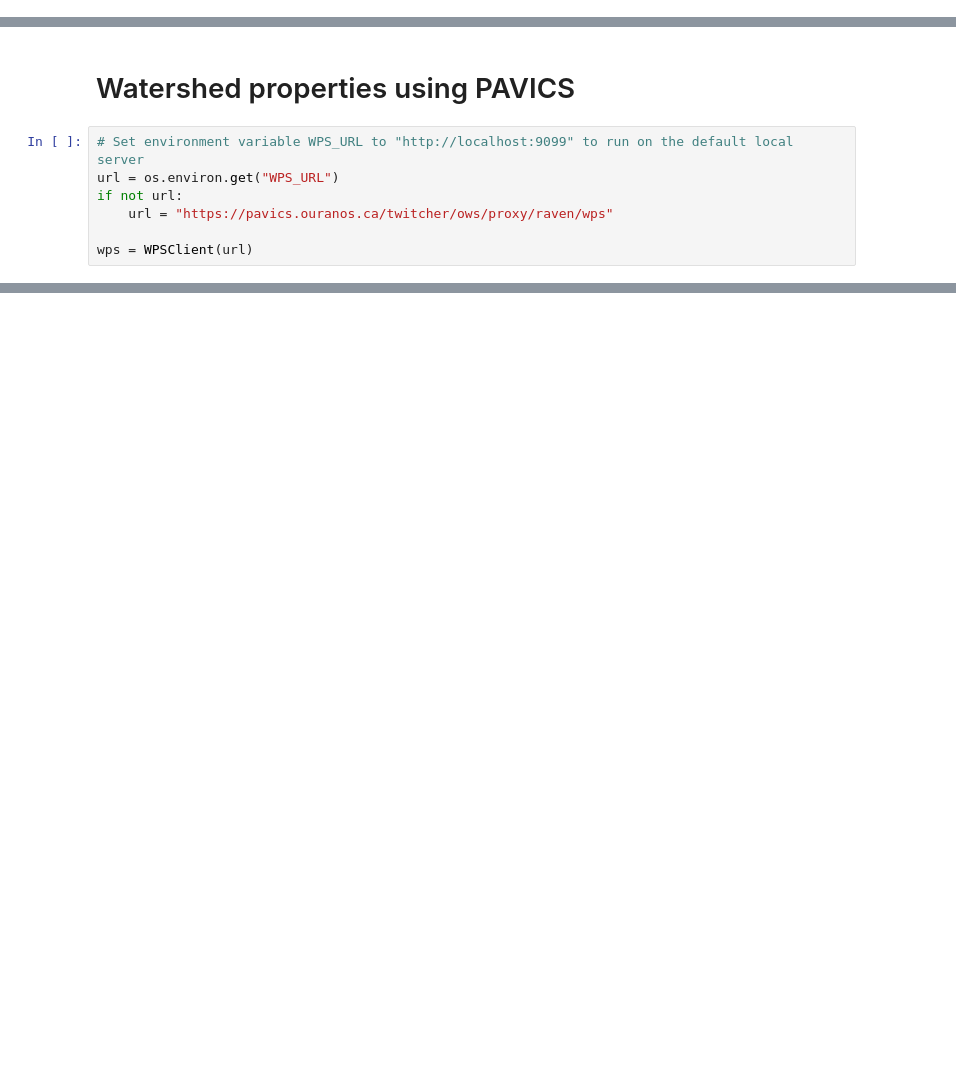
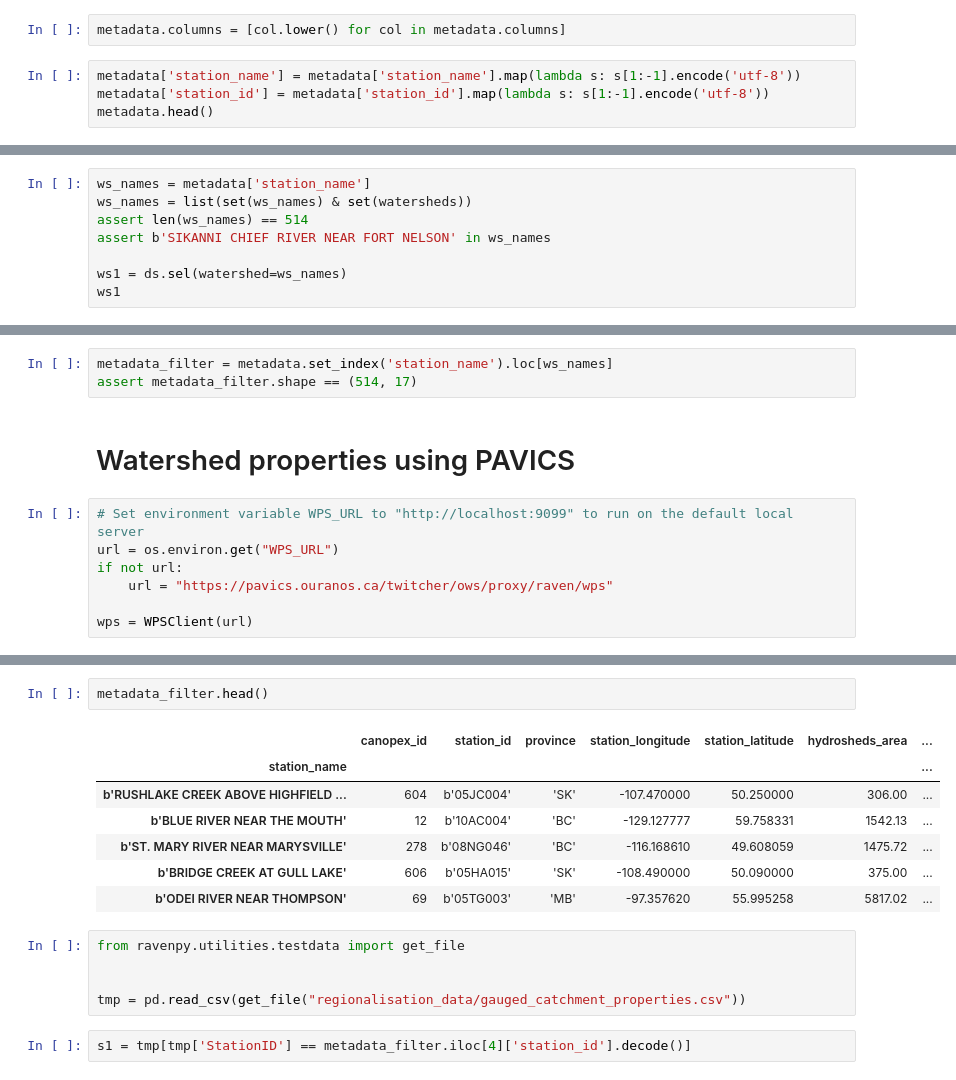
Before and after one commit to shelleygoel/streamflow-forecast, a Jupyter notebook: collect_watershed_data.ipynb, the cells around one changed output, grey strips where cells are left out. Drawn from its saved outputs; the diff is of its cells as text; blank space fills up the shorter version.

Commit message:
collection: explore watershed geophysical props

```diff
--- a/collect_watershed_data.ipynb
+++ b/collect_watershed_data.ipynb
@@ -125,0 +86,6 @@ metadata
+# %%
+metadata.columns = [col.lower() for col in metadata.columns]
+# %%
+metadata['station_name'] = metadata['station_name'].map(lambda s: s[1:-1].encode('utf-8'))
+metadata['station_id'] = metadata['station_id'].map(lambda s: s[1:-1].encode('utf-8'))
+metadata.head()
@@ -125,0 +99,8 @@ metadata
+# %%
+ws_names = metadata['station_name']
+ws_names = list(set(ws_names) & set(watersheds))
+assert len(ws_names) == 514
+assert b'SIKANNI CHIEF RIVER NEAR FORT NELSON' in ws_names
+
+ws1 = ds.sel(watershed=ws_names)
+ws1
@@ -146,3 +129,6 @@ memory usage: 98.3+ KB
+# %%
+metadata_filter = metadata.set_index('station_name').loc[ws_names]
+assert metadata_filter.shape == (514, 17)
 # %% [markdown]
 # Watershed properties using PAVICS
 # %%
@@ -161,0 +188,17 @@ feature, upstream_basins = select_resp.get(asobj=True)
+# %%
+metadata_filter.head()
+# %% [output]
+|  | canopex_id | station_id | province | station_longitude | station_latitude | hydrosheds_area | ... |
+| station_name |  |  |  |  |  |  | ... |
+| b'RUSHLAKE CREEK ABOVE HIGHFIELD ... | 604 | b'05JC004' | 'SK' | -107.470000 | 50.250000 | 306.00 | ... |
+| b'BLUE RIVER NEAR THE MOUTH' | 12 | b'10AC004' | 'BC' | -129.127777 | 59.758331 | 1542.13 | ... |
+| b'ST. MARY RIVER NEAR MARYSVILLE' | 278 | b'08NG046' | 'BC' | -116.168610 | 49.608059 | 1475.72 | ... |
+| b'BRIDGE CREEK AT GULL LAKE' | 606 | b'05HA015' | 'SK' | -108.490000 | 50.090000 | 375.00 | ... |
+| b'ODEI RIVER NEAR THOMPSON' | 69 | b'05TG003' | 'MB' | -97.357620 | 55.995258 | 5817.02 | ... |
+# %%
+from ravenpy.utilities.testdata import get_file
+
+
+tmp = pd.read_csv(get_file("regionalisation_data/gauged_catchment_properties.csv"))
+# %%
+s1 = tmp[tmp['StationID'] == metadata_filter.iloc[4]['station_id'].decode()]
```
Also changed, not shown: parts of 25 cells of this notebook.
